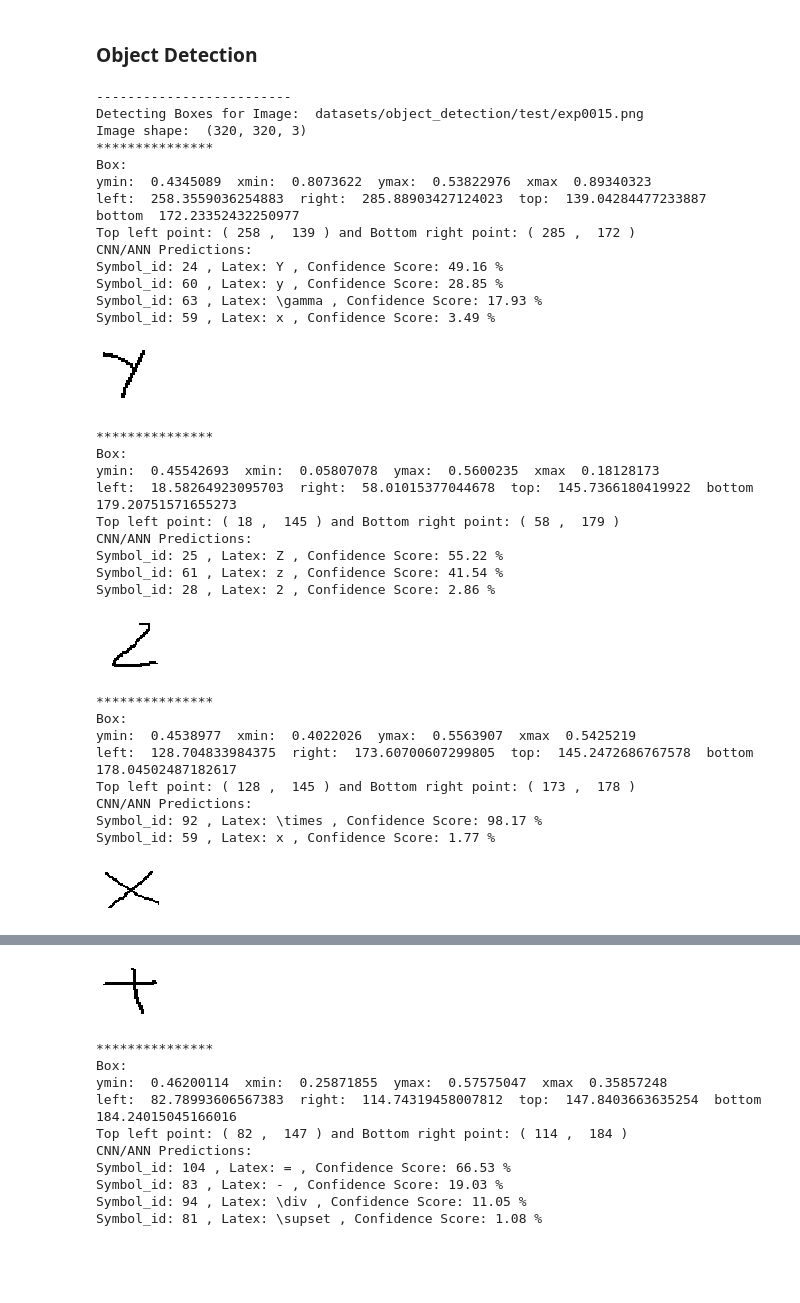
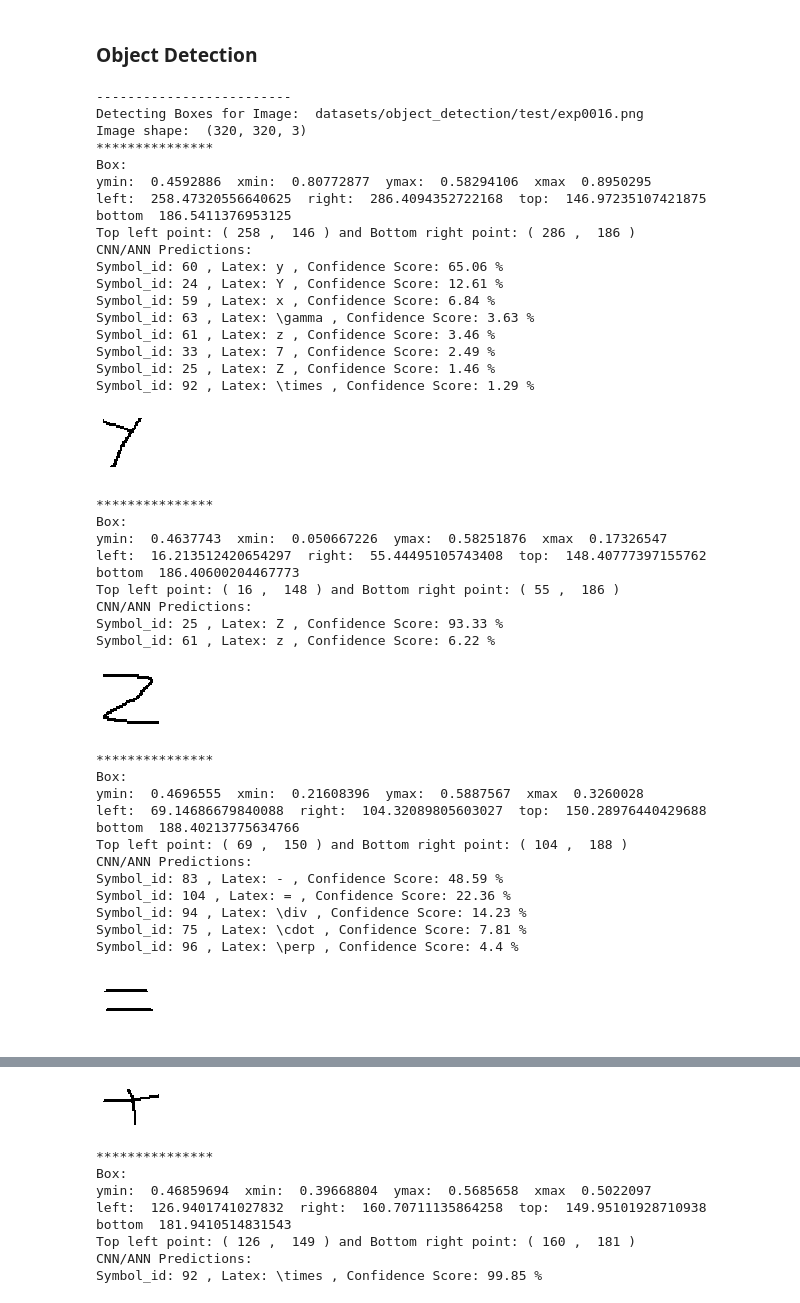
Before and after one commit to kasim95/OCR_Math_Expressions, a Jupyter notebook: OD_Faster-RCNN.ipynb, the cells around one changed output, grey strips where cells are left out. Saved outputs shown, nothing was run; the diff lists cells and outputs as text; code cells hidden in the pictures; blank space fills up the shorter version.

```diff
--- a/OD_Faster-RCNN.ipynb
+++ b/OD_Faster-RCNN.ipynb
@@ -292,12 +298,14 @@ symbols.head()
 ### Object Detection
 # %%
 %matplotlib inline
+# %%
+image_paths = [TEST_IMAGE_PATHS[1]]
 # %%
 cnf = {'TP':0, 'FP':0, 'TN':0, 'FN':0}
 map_data = []
 iou_data = []
 
-for image_path in TEST_IMAGE_PATHS:
+for image_path in image_paths:
     image_path = image_path.replace("\\", "/")
     im_name = image_path.split("/")[-1]
     image = Image.open(image_path)
@@ -311,11 +319,8 @@ for image_path in TEST_IMAGE_PATHS:
     	image_np = cv2.cvtColor(image_np, cv2.COLOR_RGBA2RGB)
     print('-'*25)
     print('Detecting Boxes for Image: ', image_path)
+
     print('Image shape: ', image_np.shape)
-
-    # Expand dimensions since the model expects images to have shape: [1, None, None, 3]
-    image_np_expanded = np.expand_dims(image_np, axis=0)
-
     # Actual detection.
     output_dict = run_inference_for_single_image(image_np, detection_graph)
 
@@ -439,60 +444,66 @@ for image_path in TEST_IMAGE_PATHS:
     if cnf['TP'] + cnf['FP'] != 0 and cnf['TP'] + cnf['FN'] != 0:
         precision = cnf['TP'] / (cnf['TP'] + cnf['FP'])
         print('Precision: ', precision)
         recall = cnf['TP']/ (cnf['TP'] + cnf['FN'])
         print('Recall: ', recall)
         map_data.append((precision, recall))
     #
 
     plt.figure(figsize=(7,7))
     plt.axis('off')
     temp_ = cv2.resize(image_np, (int(im_width), int(im_height)))
     plt.imshow(temp_)
     plt.show()
     #cv2.imshow(im_name, cv2.resize(image_np, (int(im_width), int(im_height))))
     #cv2.waitKey(0)
     #cv2.destroyAllWindows()
 
 # Calculate mAP (Mean Average Precision Score)
 # mean_ap = calculate_map(map_data)
 # print("Mean Average Precision (mAP): ", mean_ap)
 print("Mean Average Precision (mAP): ", np.mean([i[0] for i in map_data]))
 
 # Mean IOUs (not an ideal metric)
 print("Mean IOU: ", np.mean(iou_data))
 # %% [output]
 -------------------------
-Detecting Boxes for Image:  datasets/object_detection/test/exp0015.png
+Detecting Boxes for Image:  datasets/object_detection/test/exp0016.png
 Image shape:  (320, 320, 3)
 ***************
 Box:
-ymin:  0.4345089  xmin:  0.8073622  ymax:  0.53822976  xmax  0.89340323
-left:  258.3559036254883  right:  285.88903427124023  top:  139.04284477233887  bottom  172.23352432250977
-Top left point: ( 258 ,  139 ) and Bottom right point: ( 285 ,  172 )
+ymin:  0.4592886  xmin:  0.80772877  ymax:  0.58294106  xmax  0.8950295
+left:  258.47320556640625  right:  286.4094352722168  top:  146.97235107421875  bottom  186.5411376953125
+Top left point: ( 258 ,  146 ) and Bottom right point: ( 286 ,  186 )
 CNN/ANN Predictions:
-Symbol_id: 24 , Latex: Y , Confidence Score: 49.16 %
-Symbol_id: 60 , Latex: y , Confidence Score: 28.85 %
-Symbol_id: 63 , Latex: \gamma , Confidence Score: 17.93 %
-Symbol_id: 59 , Latex: x , Confidence Score: 3.49 %
+Symbol_id: 60 , Latex: y , Confidence Score: 65.06 %
+Symbol_id: 24 , Latex: Y , Confidence Score: 12.61 %
+Symbol_id: 59 , Latex: x , Confidence Score: 6.84 %
+Symbol_id: 63 , Latex: \gamma , Confidence Score: 3.63 %
+Symbol_id: 61 , Latex: z , Confidence Score: 3.46 %
+Symbol_id: 33 , Latex: 7 , Confidence Score: 2.49 %
+Symbol_id: 25 , Latex: Z , Confidence Score: 1.46 %
+Symbol_id: 92 , Latex: \times , Confidence Score: 1.29 %
-[figure, old version]
+[figure, new version]
 ***************
 Box:
-ymin:  0.45542693  xmin:  0.05807078  ymax:  0.5600235  xmax  0.18128173
-left:  18.58264923095703  right:  58.01015377044678  top:  145.7366180419922  bottom  179.20751571655273
-Top left point: ( 18 ,  145 ) and Bottom right point: ( 58 ,  179 )
+ymin:  0.4637743  xmin:  0.050667226  ymax:  0.58251876  xmax  0.17326547
+left:  16.213512420654297  right:  55.44495105743408  top:  148.40777397155762  bottom  186.40600204467773
+Top left point: ( 16 ,  148 ) and Bottom right point: ( 55 ,  186 )
 CNN/ANN Predictions:
-Symbol_id: 25 , Latex: Z , Confidence Score: 55.22 %
-Symbol_id: 61 , Latex: z , Confidence Score: 41.54 %
-Symbol_id: 28 , Latex: 2 , Confidence Score: 2.86 %
+Symbol_id: 25 , Latex: Z , Confidence Score: 93.33 %
+Symbol_id: 61 , Latex: z , Confidence Score: 6.22 %
-[figure, old version]
+[figure, new version]
 ***************
 Box:
-ymin:  0.4538977  xmin:  0.4022026  ymax:  0.5563907  xmax  0.5425219
-left:  128.704833984375  right:  173.60700607299805  top:  145.2472686767578  bottom  178.04502487182617
-Top left point: ( 128 ,  145 ) and Bottom right point: ( 173 ,  178 )
+ymin:  0.4696555  xmin:  0.21608396  ymax:  0.5887567  xmax  0.3260028
+left:  69.14686679840088  right:  104.32089805603027  top:  150.28976440429688  bottom  188.40213775634766
+Top left point: ( 69 ,  150 ) and Bottom right point: ( 104 ,  188 )
 CNN/ANN Predictions:
-Symbol_id: 92 , Latex: \times , Confidence Score: 98.17 %
-Symbol_id: 59 , Latex: x , Confidence Score: 1.77 %
+Symbol_id: 83 , Latex: - , Confidence Score: 48.59 %
+Symbol_id: 104 , Latex: = , Confidence Score: 22.36 %
+Symbol_id: 94 , Latex: \div , Confidence Score: 14.23 %
+Symbol_id: 75 , Latex: \cdot , Confidence Score: 7.81 %
+Symbol_id: 96 , Latex: \perp , Confidence Score: 4.4 %
-[figure, old version]
+[figure, new version]
 ***************
 Box:
@@ -509,11 +523,8 @@ Symbol_id: 7 , Latex: H , Confidence Score: 1.22 %
-[figure, old version]
+[figure, new version]
 ***************
 Box:
-ymin:  0.46200114  xmin:  0.25871855  ymax:  0.57575047  xmax  0.35857248
-left:  82.78993606567383  right:  114.74319458007812  top:  147.8403663635254  bottom  184.24015045166016
-Top left point: ( 82 ,  147 ) and Bottom right point: ( 114 ,  184 )
+ymin:  0.46859694  xmin:  0.39668804  ymax:  0.5685658  xmax  0.5022097
+left:  126.9401741027832  right:  160.70711135864258  top:  149.95101928710938  bottom  181.9410514831543
+Top left point: ( 126 ,  149 ) and Bottom right point: ( 160 ,  181 )
 CNN/ANN Predictions:
-Symbol_id: 104 , Latex: = , Confidence Score: 66.53 %
-Symbol_id: 83 , Latex: - , Confidence Score: 19.03 %
-Symbol_id: 94 , Latex: \div , Confidence Score: 11.05 %
-Symbol_id: 81 , Latex: \supset , Confidence Score: 1.08 %
+Symbol_id: 92 , Latex: \times , Confidence Score: 99.85 %
```
Also changed, not shown: parts of 3 cells of this notebook, 2 other files.
